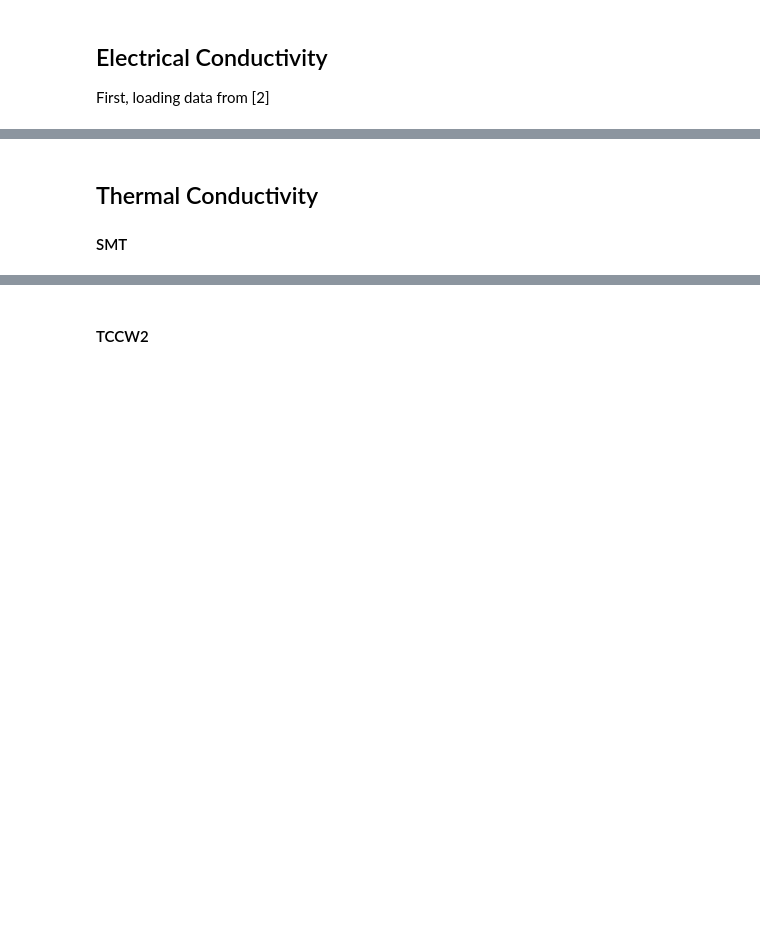
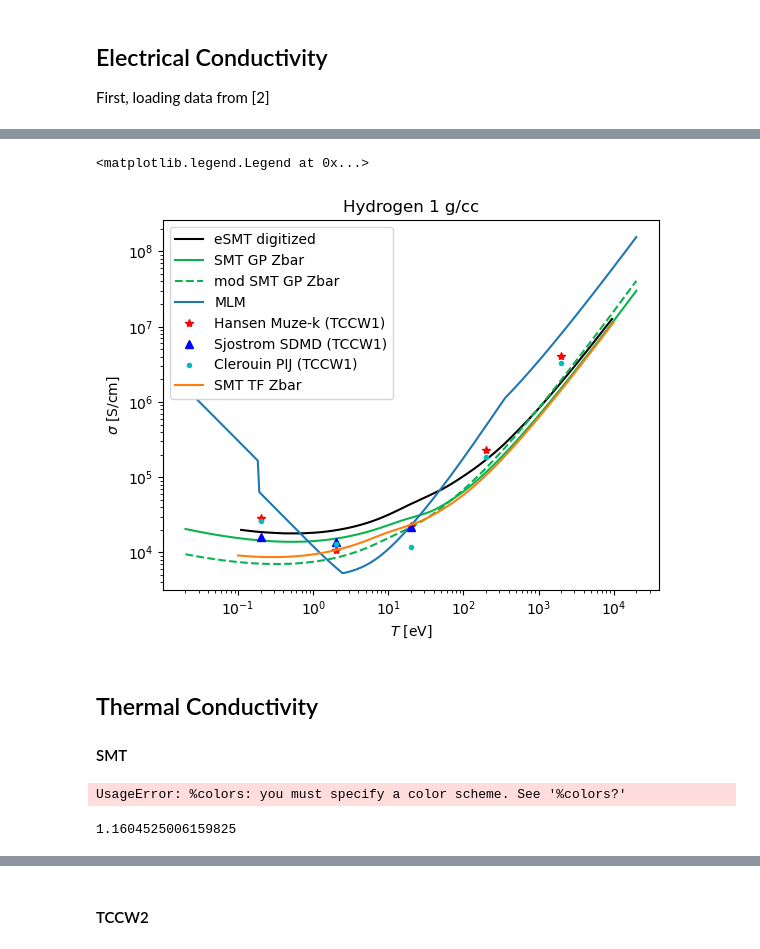
Before and after one commit to ZachAJohnson/SMT, a Jupyter notebook: examples/Example_1.ipynb, the cells around one changed output, grey strips where cells are left out. Cells and saved outputs as stored; diff of their text form; code cells hidden in the pictures; blank space fills up the shorter version.

```diff
--- a/examples/Example_1.ipynb
+++ b/examples/Example_1.ipynb
@@ -149,16 +166,23 @@ K_nm(1,1,2), K_nm(1,1,1)
 First, loading data from [2]
 # %%
 σ_data_e1b = read_csv("Fig1b_eSMT_σ.txt", delim_whitespace=True, header=1)
+σ_data_GPZbar = read_csv("H_σe_GP_Zbar.txt", delim_whitespace=True, header=0)
+MLM_data = read_csv("MM_MLM_σe_H1.txt", delim_whitespace=True, header=1)
+TTCW1_Hansen_Muzek_data = read_csv("H_2i_Hansen_Muze-k.txt", delim_whitespace=True, header=1)
+TTCW1_Sjostrom_data = read_csv("H_2i_Sjostrom_SDMD.txt", delim_whitespace=True, header=1)
+TTCW1_Clerouin_PIJ_data = read_csv("H_2i_Clerouin_PIJ.txt", delim_whitespace=True, header=1)
 # %%
 T_AU_list = np.geomspace(1e-1,1e4,num=100)*eV_to_AU
 # T_AU_list = np.array(σ_data_e1b['T[eV]'])*eV_to_AU
 σ_list_cgs = np.ones_like(T_AU_list)
-κ_list_cgs = np.ones_like(T_AU_list)
+κe_list_cgs = np.ones_like(T_AU_list)
+κi_list_cgs = np.ones_like(T_AU_list)
 D_list_cgs = np.ones_like(T_AU_list)
 for i, T_AU in enumerate(T_AU_list):
     smt.T_array = np.array([T_AU, T_AU])
     σ_list_cgs[i] = smt.σ * AU_to_Siemens/AU_to_cm
-    κ_list_cgs[i] = smt.κi[0] * AU_to_erg/(AU_to_cm*AU_to_s*AU_to_K)  #erg/cm/s/K
+    κi_list_cgs[i] = smt.κii[0] * AU_to_erg/(AU_to_cm*AU_to_s*AU_to_K)  #erg/cm/s/K
+    κe_list_cgs[i] = smt.κe[0] * AU_to_erg/(AU_to_cm*AU_to_s*AU_to_K)  #erg/cm/s/K
     D_list_cgs[i] = smt.Dij[1,1] *AU_to_cm**2/AU_to_s
     # print(25*smt.K_11_matrix[0,1:] - 20*smt.K_12_matrix[0,1:] + 4*smt.K_13_matrix[0,1:]," = ", 25*smt.K_11_matrix[0,1:], - 20*smt.K_12_matrix[0,1:], 4*smt.K_13_matrix[0,1:])
     # print(f"g: {smt.g_matrix}")
@@ -166,29 +212,43 @@ for i, T_AU in enumerate(T_AU_list):
 # %%
 fig, ax = plt.subplots( facecolor='white')
 
+colors=['#0AB34F', '#bf009f', '#00abc3', '#8e92c5', '#cc7014', '#e32851']
+
+
 # Plot digitized eSMT data
-ax.plot(σ_data_e1b['T[eV]'], σ_data_e1b['σ[S/cm]'],'k-', label="eSMT data")
+ax.plot(σ_data_e1b['T[eV]'], σ_data_e1b['σ[S/cm]'],'k-', label="eSMT digitized")
+
+ax.plot(σ_data_GPZbar['T[eV]'], σ_data_GPZbar['σe[S/cm](SMT)'],color=colors[0], label="SMT GP Zbar")
+ax.plot(σ_data_GPZbar['T[eV]'], σ_data_GPZbar['σe[S/cm](modSMT)'],color=colors[0],linestyle='--', label="mod SMT GP Zbar")
+ax.plot(MLM_data['T[eV]'], MLM_data['σe[S/cm]'], label="MLM")
+ax.plot(TTCW1_Hansen_Muzek_data['T[eV]'], TTCW1_Hansen_Muzek_data['σ[S/cm]'],'r*', label="Hansen Muze-k (TCCW1)")
+ax.plot(TTCW1_Sjostrom_data['T[eV]'], TTCW1_Sjostrom_data['σ[S/cm]'],'b^', label="Sjostrom SDMD (TCCW1)")
+ax.plot(TTCW1_Clerouin_PIJ_data['T[eV]'], TTCW1_Clerouin_PIJ_data['σ[S/cm]'],'c.', label="Clerouin PIJ (TCCW1)")
 
 #
-ax.plot(T_AU_list*AU_to_eV, σ_list_cgs, label='SMT')
+ax.plot(T_AU_list*AU_to_eV, σ_list_cgs, label='SMT TF Zbar')
 
 # ax.set_ylabel(r"$\eta $[g cm$^{-1}$ s$^{-1}$]")
 ax.set_xlabel(r"$T$ [eV]")
 
 # Inset Text Box
 bbox = dict(boxstyle='round', facecolor='white', alpha=0.5)
 # inset_text = f"{Element_name}\n {sci_notation(ni_cc,3)} [cc$^{{-1}}$]"
 # ax.text(0.35, 0.95, inset_text, transform=ax.transAxes, fontsize=14,
 #         verticalalignment='top', bbox=smt)
 
 # ax.errorbar([tccw_TeV],[tccw_η_cgs], yerr=[tccw_η_cgs_err], barsabove=True, capsize=5, marker='.', label='MD Simulation')
 
 # Scales
 ax.set_yscale('log')
 ax.set_xscale('log')
-
+ax.set_ylabel(r"$\sigma$ [S/cm]")
+ax.set_title("Hydrogen 1 g/cc")
 # Legend
 ax.legend()
+# %% [output]
+<matplotlib.legend.Legend at 0x...>
+[figure, added]
 # %% [markdown]
 ## Thermal Conductivity
 
@@ -198,3 +265,11 @@ ax.legend()
+# %%
+colors
+# %% [output]
+UsageError: %colors: you must specify a color scheme. See '%colors?'
+# %%
+ergpercmsK_to_WpercmKeV
+# %% [output]
+1.1604525006159825
 # %%
 fig, ax = plt.subplots( facecolor='white')
 
```
Also changed, not shown: parts of 11 cells of this notebook, 9 other files.
